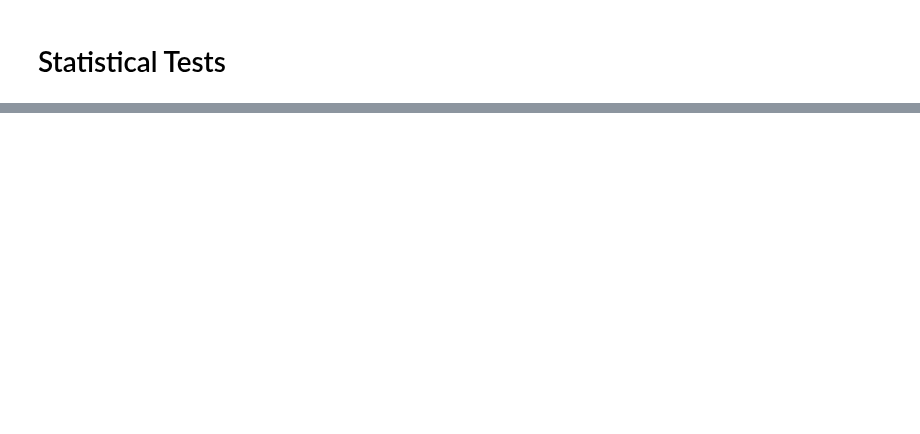
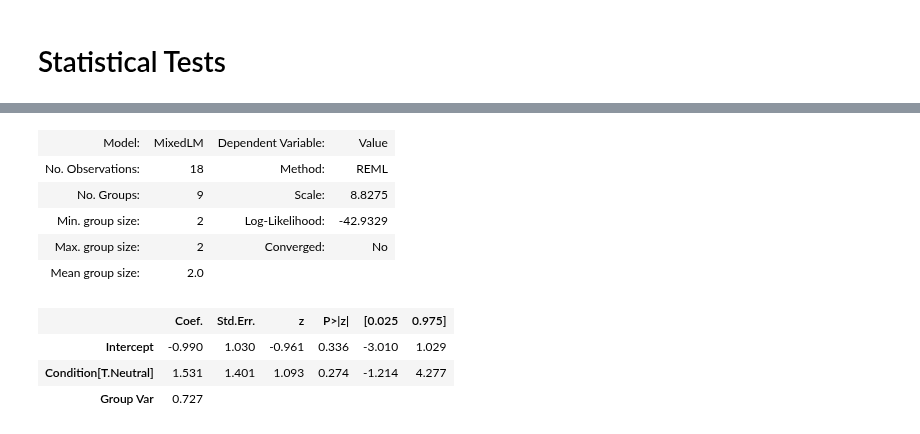
Before and after one commit to nolanrbrady/fNIRs-data-pipeline, a Jupyter notebook: python/Chatbot-python-pipeline.ipynb, the cells around one changed output, grey strips where cells are left out. Drawn from its saved outputs; the diff is of its cells as text; code cells hidden in the pictures; blank space fills up the shorter version.

```diff
--- a/python/Chatbot-python-pipeline.ipynb
+++ b/python/Chatbot-python-pipeline.ipynb
@@ -246,11 +255,22 @@ plt.show()
 # %%
 # Inflammatory vs Neutral Prompt Analysis
 
 input_data = df.query("Condition in ['Neutral', 'Inflammatory']")
 input_data = input_data.query("Chroma in ['hbo']")
 
-model = smf.mixedlm("ReducedValue ~ Condition", input_data, groups=input_data["ID"]).fit()
+model = smf.mixedlm("Value ~ Condition", input_data, groups=input_data["ID"]).fit()
 model.summary()
+# %% [output]
+| Model: | MixedLM | Dependent Variable: | Value |
+| No. Observations: | 18 | Method: | REML |
+| No. Groups: | 9 | Scale: | 8.8275 |
+| Min. group size: | 2 | Log-Likelihood: | -42.9329 |
+| Max. group size: | 2 | Converged: | No |
+| Mean group size: | 2.0 |  |  |
+|  | Coef. | Std.Err. | z | P>|z| | [0.025 | 0.975] |
+| Intercept | -0.990 | 1.030 | -0.961 | 0.336 | -3.010 | 1.029 |
+| Condition[T.Neutral] | 1.531 | 1.401 | 1.093 | 0.274 | -1.214 | 4.277 |
+| Group Var | 0.727 |  |  |  |  |  |
 # %%
 # Control vs Neutral Prompt Analysis
 
```
Also changed, not shown: parts of 5 cells of this notebook, 1 other file.
